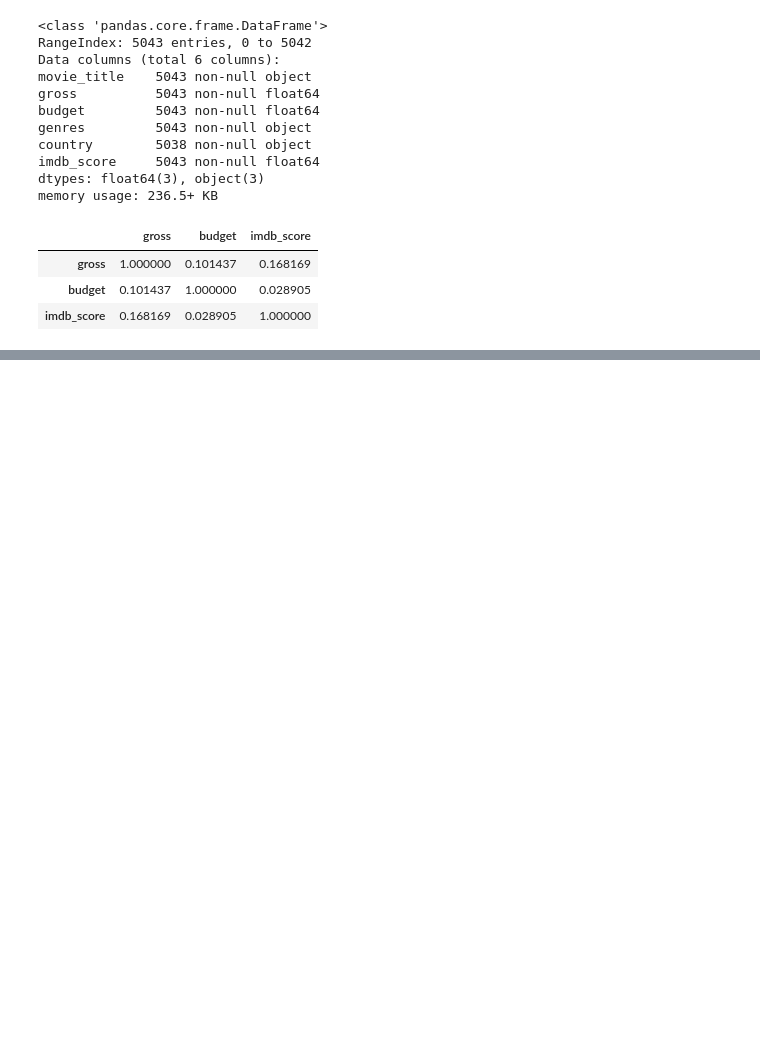
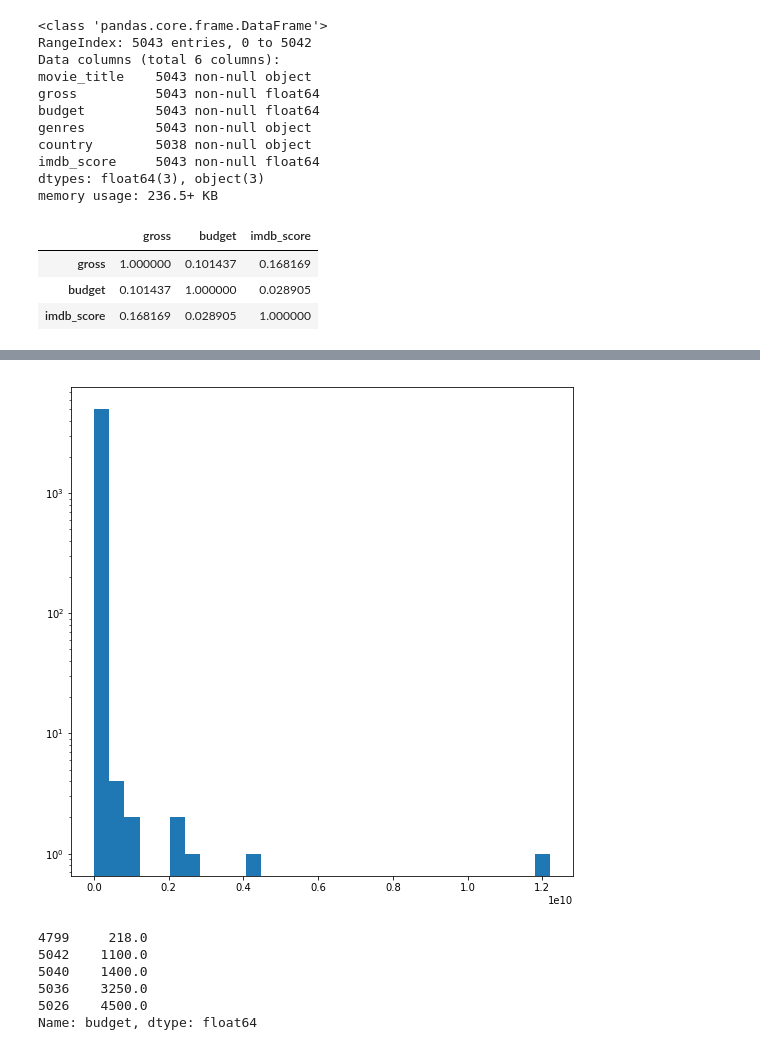
Before and after one commit to annulet/matstat, a Jupyter notebook: project.ipynb, the cells around one changed output, grey strips where cells are left out. Drawn from its saved outputs; the diff is of its cells as text; code cells hidden in the pictures; blank space fills up the shorter version.

```diff
--- a/project.ipynb
+++ b/project.ipynb
@@ -132,0 +143,13 @@ plt.show()
+# %%
+hist_col(budget)
+# %% [output]
+[figure, added]
+# %%
+budget.sort_values().head()
+# %% [output]
+4799     218.0
+5042    1100.0
+5040    1400.0
+5036    3250.0
+5026    4500.0
+Name: budget, dtype: float64
```
Also changed, not shown: parts of 8 cells of this notebook.
